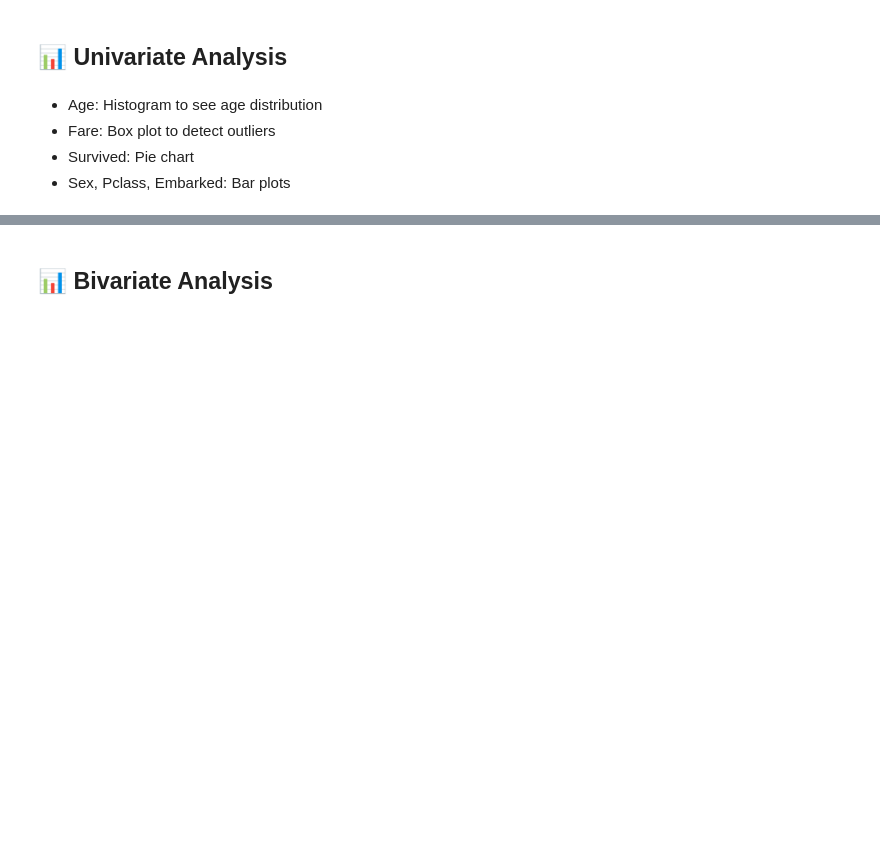
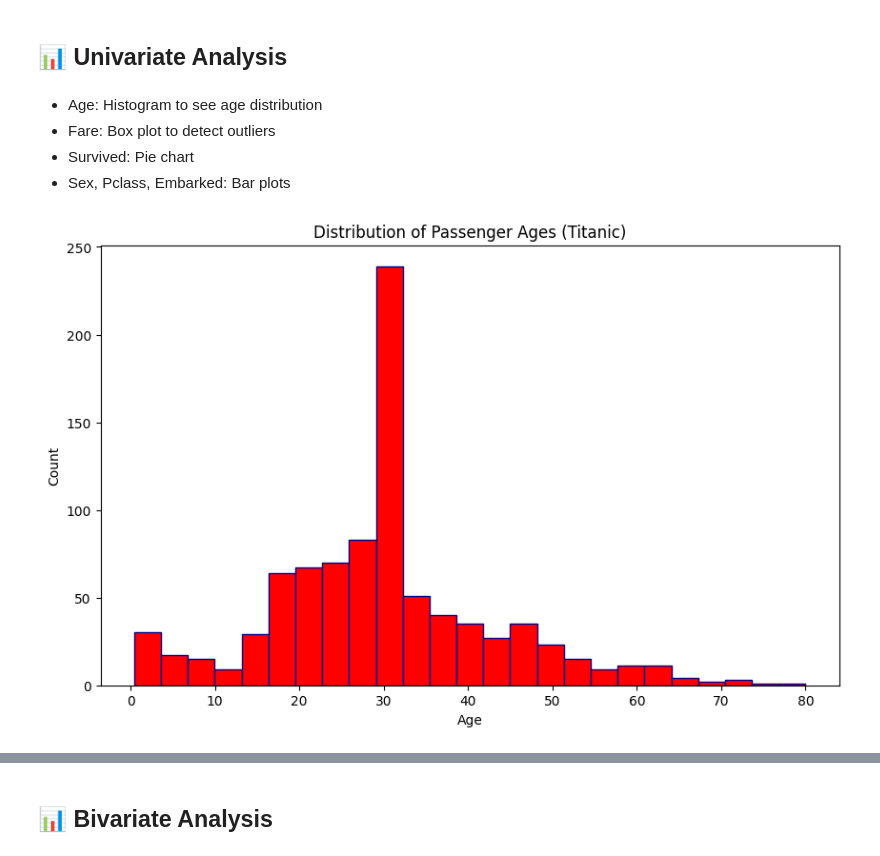
Before and after one commit to say-ahmedi/DATANALYS, a Jupyter notebook: titanic_data/main_markdown_only.ipynb, the cells around one changed output, grey strips where cells are left out. Drawn from its saved outputs; the diff is of its cells as text; code cells hidden in the pictures; blank space fills up the shorter version.

Commit message:
plot data

```diff
--- a/titanic_data/main_markdown_only.ipynb
+++ b/titanic_data/main_markdown_only.ipynb
@@ -58,8 +58,17 @@ df.loc[df['Age'] > df['Age'].mean(),['Age']]
 ### ✅ Step 2: Check for Missing Values
 # %%
 print(df.isnull().sum())
-# df.loc[df['Age'].isna(),['Age']] = df['Age'].mean()
+df.loc[df['Age'].isna(),['Age']] = df['Age'].mean()
+
 print(df['Age'].isnull().sum())
+
+df.loc[df['Embarked'].isna(),'Embarked'] = df['Embarked'].mode()[0]
+
+print(df['Embarked'].isna().sum())
+
+# df['Cabin'].isnull//
+print(df.columns)
+print(df.dropna(thresh=df.shape[0]-len(df)//2,axis=1).columns)
 # %% [output]
 PassengerId      0
 Survived         0
@@ -86,3 +130,16 @@ dtype: int64
 - Fare: Box plot to detect outliers
 - Survived: Pie chart
 - Sex, Pclass, Embarked: Bar plots
+# %%
+# df.nlargest(5,'Age')
+fig, ax = plt.subplots(figsize=(10,6))
+ax.hist(df['Age'],
+        bins=25,
+        color='red',
+        edgecolor='darkblue')
+ax.set_title('Distribution of Passenger Ages (Titanic)')
+ax.set_xlabel('Age')
+ax.set_ylabel('Count')
+plt.show()
+# %% [output]
+[figure, added]
```
Also changed, not shown: parts of 4 cells of this notebook.
